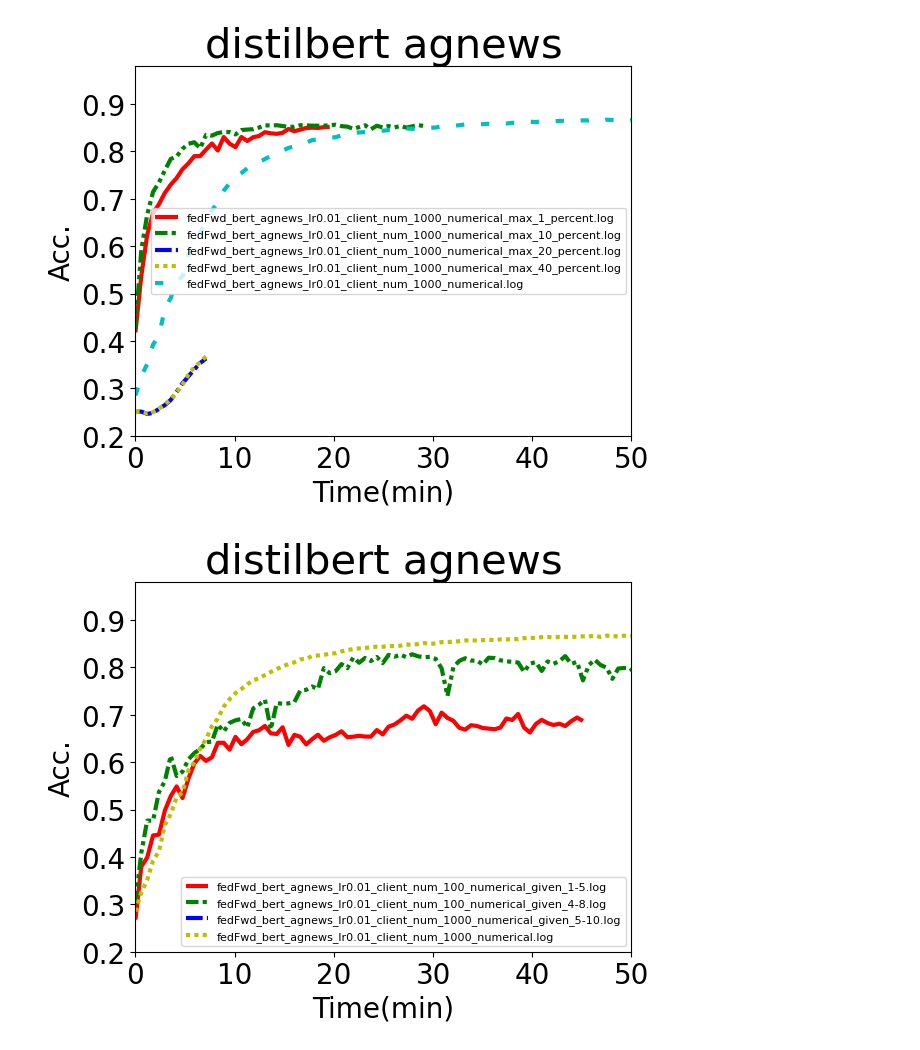
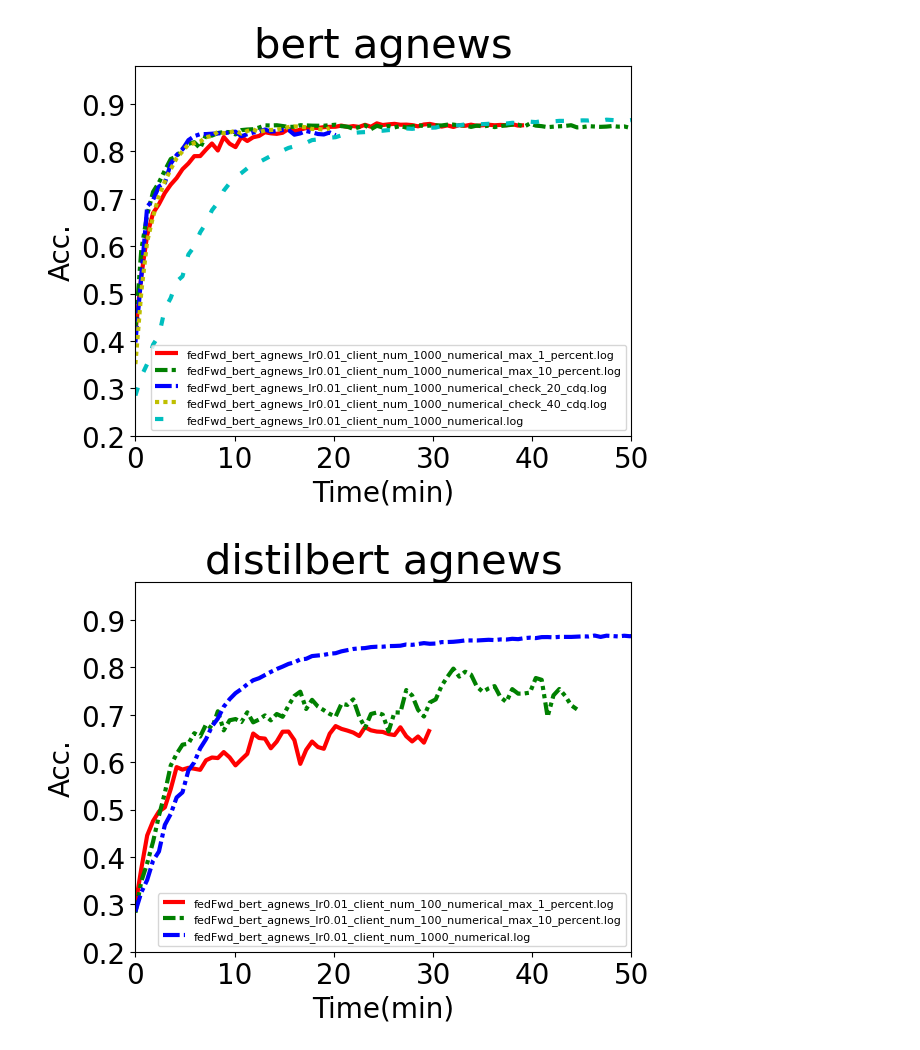
Before and after one commit to UbiquitousLearning/FwdLLM, a Jupyter notebook: experiments/distributed/transformer_exps/run_tc_exps/log/end2end/bert_agnews/plot.ipynb, the cells around one changed output. Cells and saved outputs as stored; diff of their text form; code cells hidden in the pictures.

```diff
--- a/experiments/distributed/transformer_exps/run_tc_exps/log/end2end/bert_agnews/plot.ipynb
+++ b/experiments/distributed/transformer_exps/run_tc_exps/log/end2end/bert_agnews/plot.ipynb
@@ -25,37 +25,37 @@ colors=['r','g','b','y','c','m','k',"tan"] * 100
 lw = 3
 
 file_list = [
     "fedFwd_bert_agnews_lr0.01_client_num_1000_numerical_max_1_percent.log",
     "fedFwd_bert_agnews_lr0.01_client_num_1000_numerical_max_10_percent.log",
-    "fedFwd_bert_agnews_lr0.01_client_num_1000_numerical_max_20_percent.log",
-    "fedFwd_bert_agnews_lr0.01_client_num_1000_numerical_max_40_percent.log",
+    "fedFwd_bert_agnews_lr0.01_client_num_1000_numerical_check_20_cdq.log",
+    "fedFwd_bert_agnews_lr0.01_client_num_1000_numerical_check_40_cdq.log",
     "fedFwd_bert_agnews_lr0.01_client_num_1000_numerical.log"
 ]
 
 for i,file in enumerate(file_list):
     if file.endswith(".log"):
         acc = []
         with open(file,"r") as f:
             log = f.readlines()
             for l in log:
                 if "'acc':" in l:
                     acc.append(float(l[l.rfind("'acc':")+7:l.rfind(",")]))
                 # if len(acc)>200:
                 #     break
             method = file.split("_")[0]
             plt.plot([t*method_to_time[method]*eval_frequence for t in range(len(acc))], acc, linestyle=linestyle[i], color=colors[i],label=file,linewidth=lw)
 
 plt.xlabel("Time(min)",fontsize=20)
 plt.ylabel("Acc.",fontsize=20)
 plt.xticks(size = 20)
 plt.xlim(0,50)
 plt.yticks(size = 20)
 plt.ylim(0.2,0.98)
 plt.legend(fontsize=8)
-plt.title(f"distilbert agnews",fontsize=30)
+plt.title(f"bert agnews",fontsize=30)
 plt.show()
 # %% [output]
-[figure, old version]
+[figure, new version]
 # %%
 import os
 import sys
@@ -68,9 +68,9 @@ colors=['r','g','b','y','c','m','k',"tan"] * 100
 lw = 3
 
 file_list = [
-    "fedFwd_bert_agnews_lr0.01_client_num_100_numerical_given_1-5.log",
-    "fedFwd_bert_agnews_lr0.01_client_num_100_numerical_given_4-8.log",
-    "fedFwd_bert_agnews_lr0.01_client_num_1000_numerical_given_5-10.log",
+    "fedFwd_bert_agnews_lr0.01_client_num_100_numerical_max_1_percent.log",
+    "fedFwd_bert_agnews_lr0.01_client_num_100_numerical_max_10_percent.log",
+    # "fedFwd_bert_agnews_lr0.01_client_num_1000_numerical_given_5-10.log",
     # "fedFwd_bert_agnews_lr0.01_client_num_100_numerical_max_10_percent.log",
     "fedFwd_bert_agnews_lr0.01_client_num_1000_numerical.log"
 ]
@@ -98,4 +98,4 @@ plt.legend(fontsize=8)
 plt.title(f"distilbert agnews",fontsize=30)
 plt.show()
 # %% [output]
-[figure, old version]
+[figure, new version]
```
Also changed, not shown: 9 other files.
